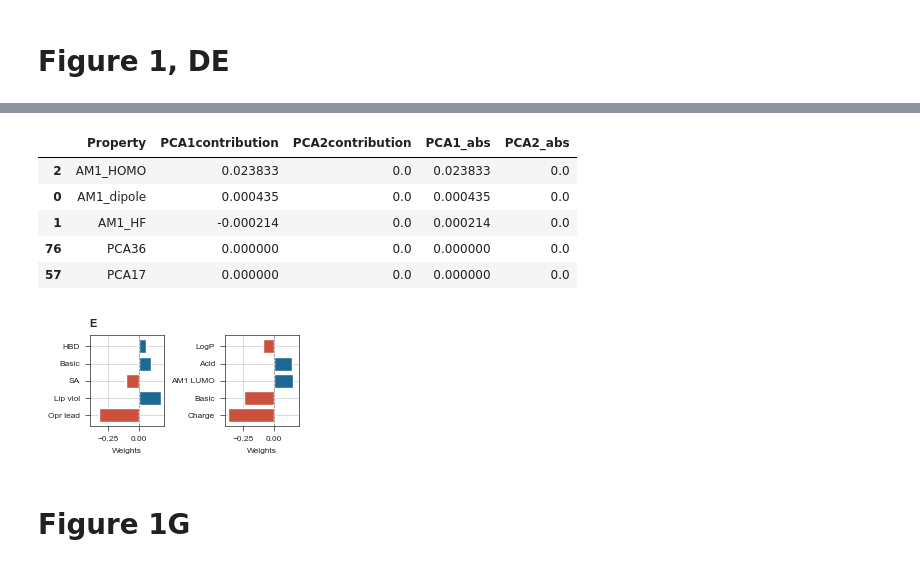
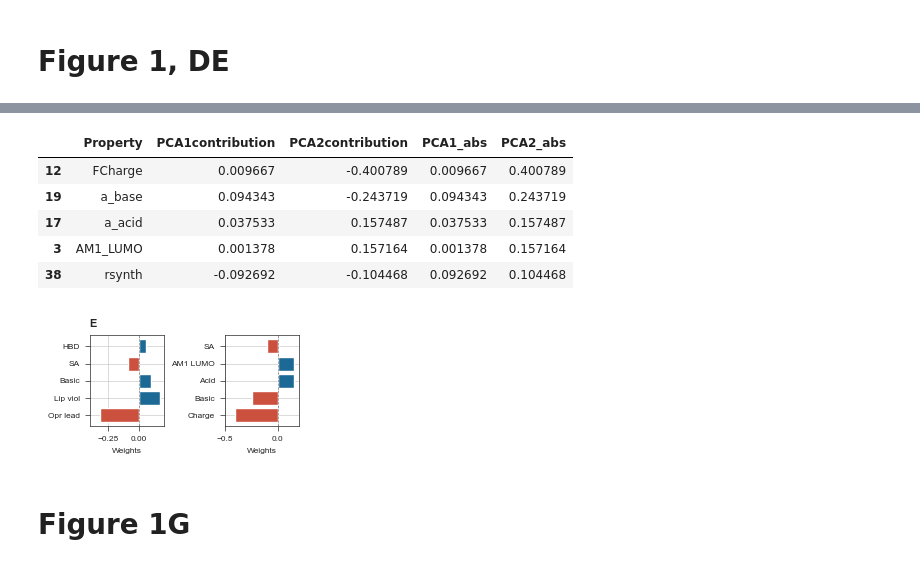
Before and after one commit to ersilia-os/sars-cov-2-chemspace, a Jupyter notebook: notebooks/04_Figure1.ipynb, the cells around one changed output, grey strips where cells are left out. Cells and saved outputs as stored; diff of their text form; code cells hidden in the pictures.

```diff
--- a/notebooks/04_Figure1.ipynb
+++ b/notebooks/04_Figure1.ipynb
@@ -133,16 +133,16 @@ import numpy as np
 df = pd.read_csv("../data/original/PCA/pca_contributions.csv")
 df["PCA1_abs"] = [np.abs(x) for x in df["PCA1contribution"].tolist()]
 df["PCA2_abs"] = [np.abs(x) for x in df["PCA2contribution"].tolist()]
-df_ = df.sort_values(by="PCA1_abs", ascending=False)
+df_ = df.sort_values(by="PCA2_abs", ascending=False)
 top = df_.head(5)
 top
 # %% [output]
 |  | Property | PCA1contribution | PCA2contribution | PCA1_abs | PCA2_abs |
-| 2 | AM1_HOMO | 0.023833 | 0.0 | 0.023833 | 0.0 |
-| 0 | AM1_dipole | 0.000435 | 0.0 | 0.000435 | 0.0 |
-| 1 | AM1_HF | -0.000214 | 0.0 | 0.000214 | 0.0 |
-| 76 | PCA36 | 0.000000 | 0.0 | 0.000000 | 0.0 |
-| 57 | PCA17 | 0.000000 | 0.0 | 0.000000 | 0.0 |
+| 12 | FCharge | 0.009667 | -0.400789 | 0.009667 | 0.400789 |
+| 19 | a_base | 0.094343 | -0.243719 | 0.094343 | 0.243719 |
+| 17 | a_acid | 0.037533 | 0.157487 | 0.037533 | 0.157487 |
+| 3 | AM1_LUMO | 0.001378 | 0.157164 | 0.001378 | 0.157164 |
+| 38 | rsynth | -0.092692 | -0.104468 | 0.092692 | 0.104468 |
 # %%
 # parse pca components contribution
 import numpy as np
@@ -151,48 +151,46 @@ df = pd.read_csv("../data/original/PCA/pca_contributions.csv")
 df["PCA1_abs"] = [np.abs(x) for x in df["PCA1contribution"].tolist()]
 df["PCA2_abs"] = [np.abs(x) for x in df["PCA2contribution"].tolist()]
 names_map = {
-    "a_don": "HBD",
+    "opr_leadlike": "Opr lead",
+    "lip_violation": "Lip viol",
     "a_base": "Basic",
     "rsynth": "SA",
-    "lip_violation": "Lip viol",
-    "opr_leadlike": "Opr lead",
-    "logP(o/w)": "LogP",
+    "a_don": "HBD",
+    "FCharge": "Charge",
     "a_acid": "Acid",
     "AM1_LUMO": "AM1 LUMO",
-    "a_base": "Basic",
-    "FCharge": "Charge",
 }
 
 fig, axs = st.create_figure(1, 2, width=(TWO_COLUMNS_WIDTH * 0.75) / 2, height=1.5)
 
 ax = axs.next()
 df_ = df.sort_values(by="PCA1_abs", ascending=False)
 top = df_.head(5)
 bars = ax.barh(
     [names_map[x] for x in top["Property"].tolist()],
     top["PCA1contribution"],
     color=[red if x < 0 else blue for x in top["PCA1contribution"]],
 )
 ax.axvline(x=0, color="grey", linestyle="--")
 ax.set_xlim(-0.4, 0.2)
 st.label(ax, title="", xlabel="Weights", ylabel="", abc="E")
 
 ax = axs.next()
 df_ = df.sort_values(by="PCA2_abs", ascending=False)
 top = df_.head(5)
 bars = ax.barh(
     [names_map[x] for x in top["Property"].tolist()],
     top["PCA2contribution"],
     color=[red if x < 0 else blue for x in top["PCA2contribution"]],
 )
 ax.axvline(x=0, color="grey", linestyle="--")
-ax.set_xlim(-0.4, 0.2)
+ax.set_xlim(-0.5, 0.2)
 st.label(ax, title="", xlabel="Weights", ylabel="", abc="")
 
 plt.tight_layout()
 #st.save_figure("../figures/f1_e.png")
 # %% [output]
-[figure, old version]
+[figure, new version]
 # %% [markdown]
 # Figure 1G
 # %%
```
Also changed, not shown: parts of 2 cells of this notebook, 28 other files.
